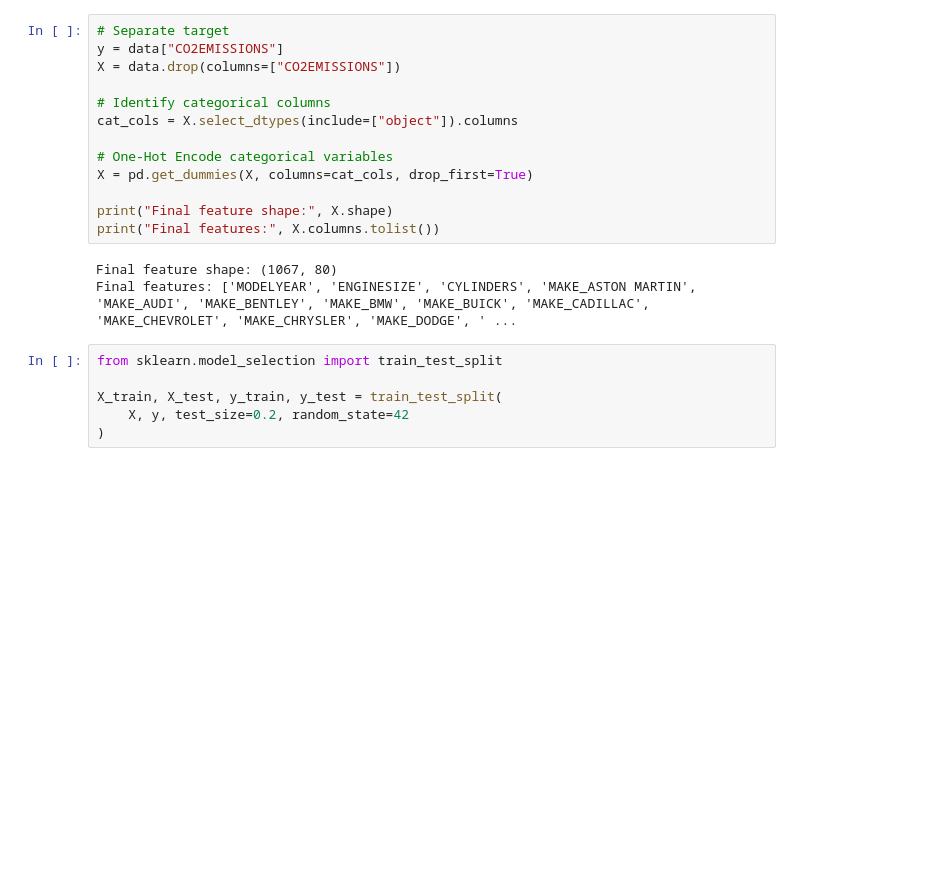
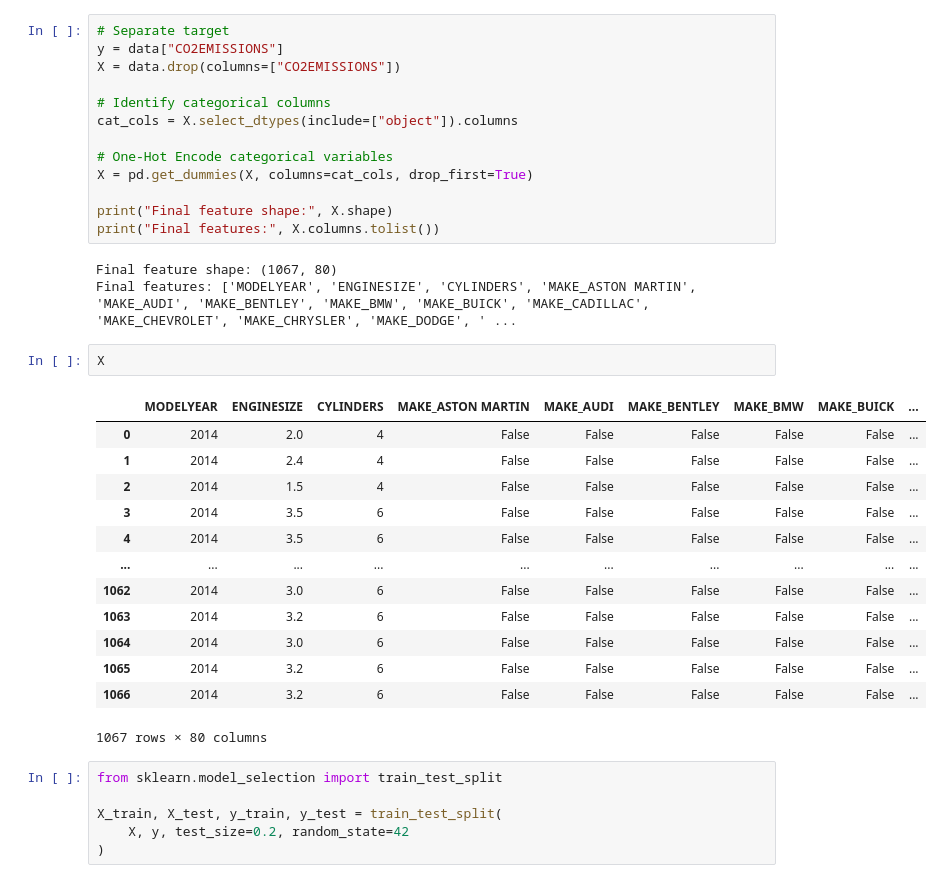
Before and after one commit to MoksedurRahman/fuel-consumption-analysis, a Jupyter notebook: notebooks/LinearRegression3.ipynb, the cells around one changed output. Cells and saved outputs as stored; diff of their text form; blank space fills up the shorter version.

```diff
--- a/notebooks/LinearRegression3.ipynb
+++ b/notebooks/LinearRegression3.ipynb
@@ -79,6 +79,22 @@ print("Final features:", X.columns.tolist())
 # %% [output]
 Final feature shape: (1067, 80)
 Final features: ['MODELYEAR', 'ENGINESIZE', 'CYLINDERS', 'MAKE_ASTON MARTIN', 'MAKE_AUDI', 'MAKE_BENTLEY', 'MAKE_BMW', 'MAKE_BUICK', 'MAKE_CADILLAC', 'MAKE_CHEVROLET', 'MAKE_CHRYSLER', 'MAKE_DODGE', ' ...
+# %%
+X
+# %% [output]
+|  | MODELYEAR | ENGINESIZE | CYLINDERS | MAKE_ASTON MARTIN | MAKE_AUDI | MAKE_BENTLEY | MAKE_BMW | MAKE_BUICK | ... |
+| 0 | 2014 | 2.0 | 4 | False | False | False | False | False | ... |
+| 1 | 2014 | 2.4 | 4 | False | False | False | False | False | ... |
+| 2 | 2014 | 1.5 | 4 | False | False | False | False | False | ... |
+| 3 | 2014 | 3.5 | 6 | False | False | False | False | False | ... |
+| 4 | 2014 | 3.5 | 6 | False | False | False | False | False | ... |
+| ... | ... | ... | ... | ... | ... | ... | ... | ... | ... |
+| 1062 | 2014 | 3.0 | 6 | False | False | False | False | False | ... |
+| 1063 | 2014 | 3.2 | 6 | False | False | False | False | False | ... |
+| 1064 | 2014 | 3.0 | 6 | False | False | False | False | False | ... |
+| 1065 | 2014 | 3.2 | 6 | False | False | False | False | False | ... |
+| 1066 | 2014 | 3.2 | 6 | False | False | False | False | False | ... |
+1067 rows × 80 columns
 # %%
 from sklearn.model_selection import train_test_split
 
```
Also changed, not shown: 3 other files.
